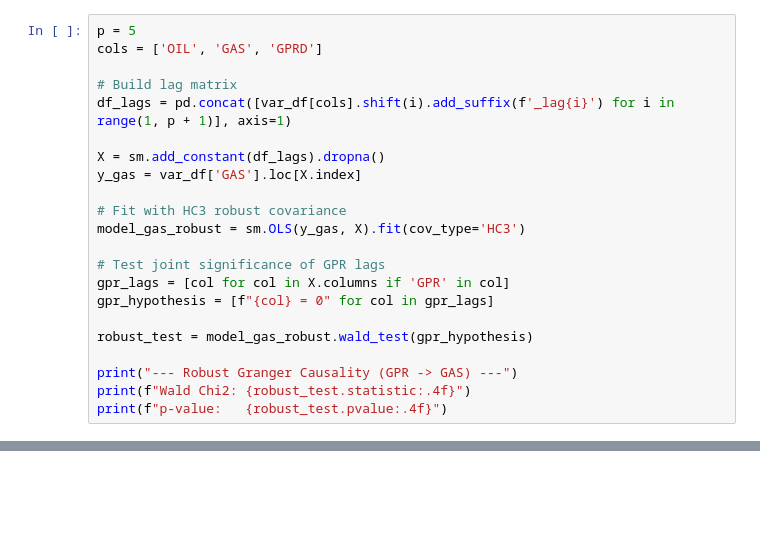
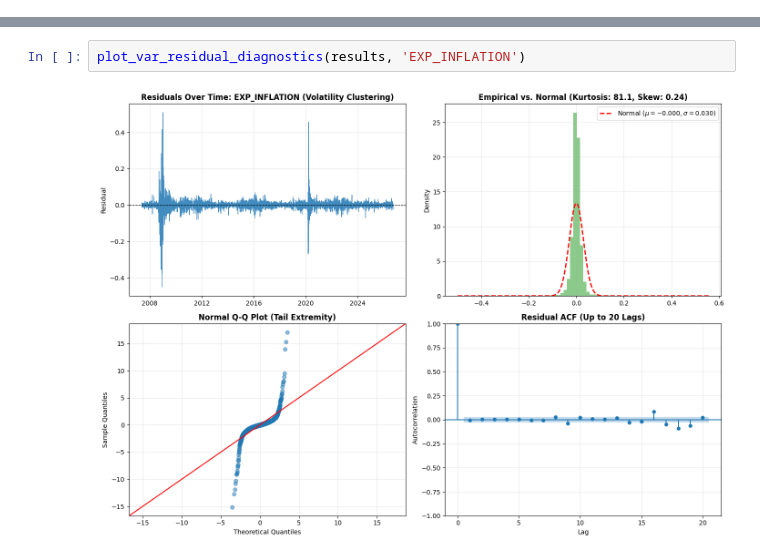
Before and after one commit to Deangr-econ/Quant_methods_project, a Jupyter notebook: VAR_GPRD_OIL_GAS.ipynb, the cells around one changed output, grey strips where cells are left out. Cells and saved outputs as stored; diff of their text form; blank space fills up the shorter version.

```diff
--- a/VAR_GPRD_OIL_GAS.ipynb
+++ b/VAR_GPRD_OIL_GAS.ipynb
@@ -127,22 +158,0 @@ None
-# %%
-p = 5
-cols = ['OIL', 'GAS', 'GPRD']
-
-# Build lag matrix
-df_lags = pd.concat([var_df[cols].shift(i).add_suffix(f'_lag{i}') for i in range(1, p + 1)], axis=1)
-
-X = sm.add_constant(df_lags).dropna()
-y_gas = var_df['GAS'].loc[X.index]
-
-# Fit with HC3 robust covariance
-model_gas_robust = sm.OLS(y_gas, X).fit(cov_type='HC3')
-
-# Test joint significance of GPR lags
-gpr_lags = [col for col in X.columns if 'GPR' in col]
-gpr_hypothesis = [f"{col} = 0" for col in gpr_lags]
-
-robust_test = model_gas_robust.wald_test(gpr_hypothesis)
-
-print("--- Robust Granger Causality (GPR -> GAS) ---")
-print(f"Wald Chi2: {robust_test.statistic:.4f}")
-print(f"p-value:   {robust_test.pvalue:.4f}")
@@ -306,0 +211,4 @@ Observations centered on 2026-01-29:
+# %%
+plot_var_residual_diagnostics(results, 'EXP_INFLATION')
+# %% [output]
+[figure, added]
```
Also changed, not shown: parts of 12 cells of this notebook.
